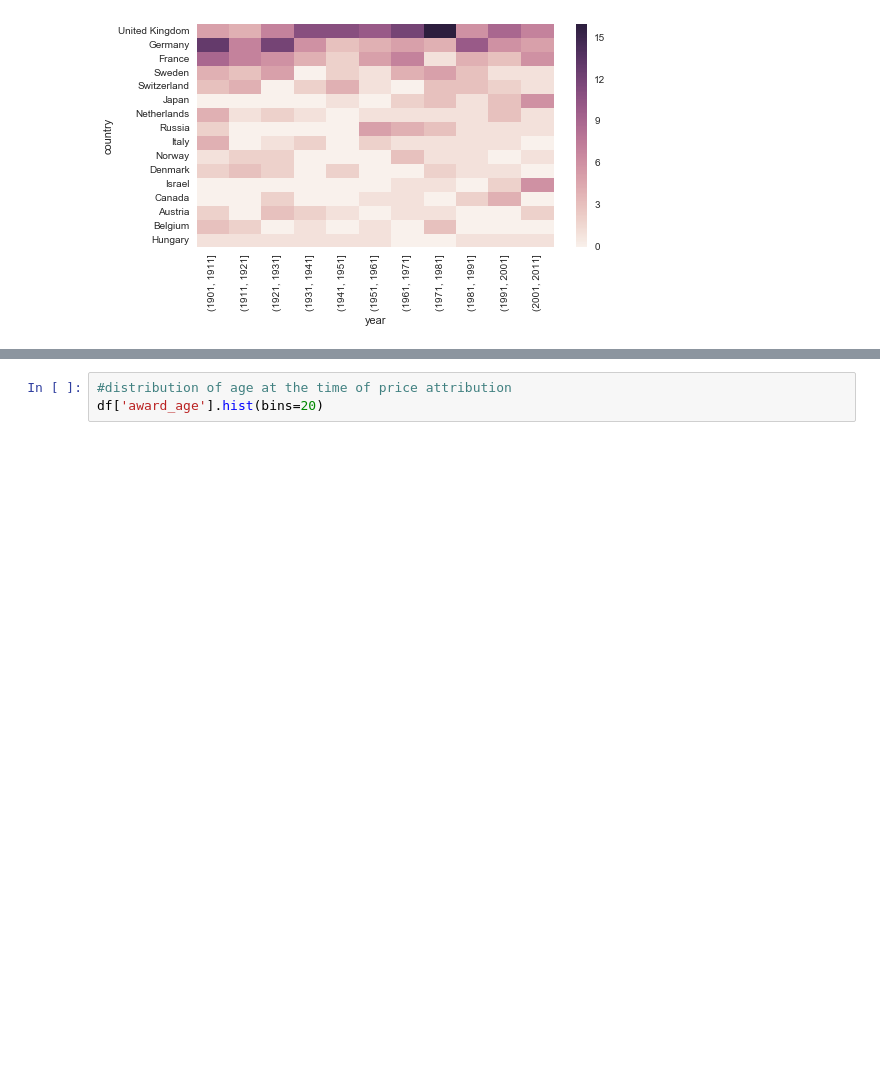
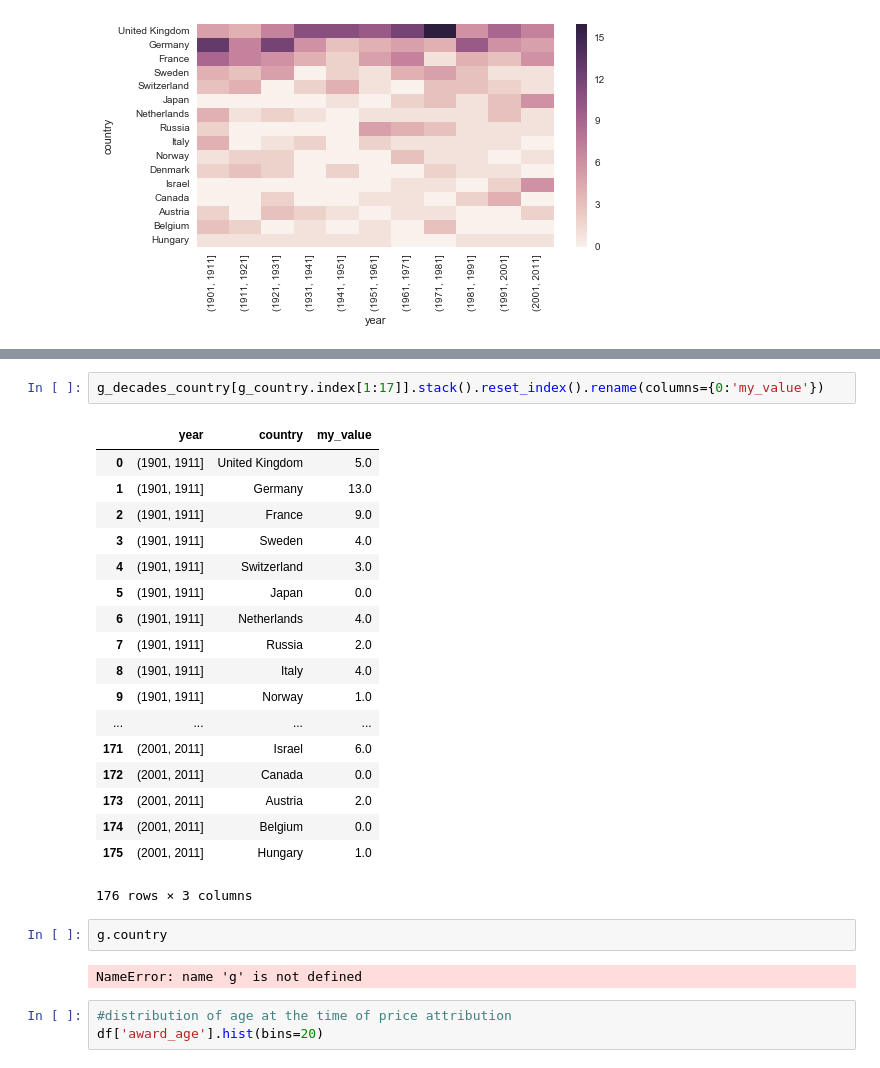
Before and after one commit to floram01/datajournalism, a Jupyter notebook: data/nobel/3.exploring/exploring_data-Copy1.ipynb, the cells around one changed output, grey strips where cells are left out. Saved outputs shown, nothing was run; the diff lists cells and outputs as text; blank space fills up the shorter version.

```diff
--- a/data/nobel/3.exploring/exploring_data.ipynb
+++ b/data/nobel/3.exploring/exploring_data-Copy1.ipynb
@@ -206,3 +216,28 @@ sns.heatmap(g_decades_country[g_country.index[1:17]].transpose())
+# %%
+g_decades_country[g_country.index[1:17]].stack().reset_index().rename(columns={0:'my_value'})
+# %% [output]
+|  | year | country | my_value |
+| 0 | (1901, 1911] | United Kingdom | 5.0 |
+| 1 | (1901, 1911] | Germany | 13.0 |
+| 2 | (1901, 1911] | France | 9.0 |
+| 3 | (1901, 1911] | Sweden | 4.0 |
+| 4 | (1901, 1911] | Switzerland | 3.0 |
+| 5 | (1901, 1911] | Japan | 0.0 |
+| 6 | (1901, 1911] | Netherlands | 4.0 |
+| 7 | (1901, 1911] | Russia | 2.0 |
+| 8 | (1901, 1911] | Italy | 4.0 |
+| 9 | (1901, 1911] | Norway | 1.0 |
+| ... | ... | ... | ... |
+| 171 | (2001, 2011] | Israel | 6.0 |
+| 172 | (2001, 2011] | Canada | 0.0 |
+| 173 | (2001, 2011] | Austria | 2.0 |
+| 174 | (2001, 2011] | Belgium | 0.0 |
+| 175 | (2001, 2011] | Hungary | 1.0 |
+176 rows × 3 columns
+# %%
+g.country
+# %% [output]
+NameError: name 'g' is not defined
 # %%
 #distribution of age at the time of price attribution
 df['award_age'].hist(bins=20)
```
Also changed, not shown: parts of 6 cells of this notebook, 7 other files.
